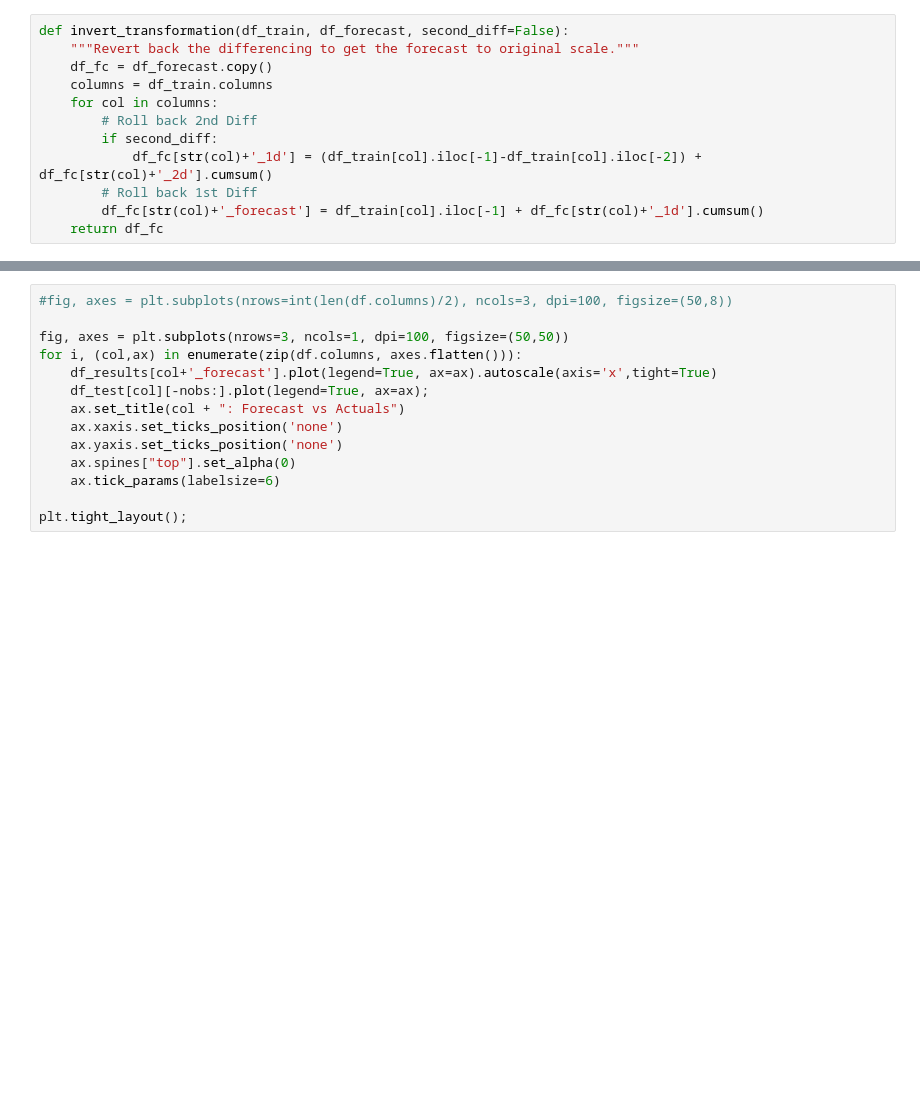
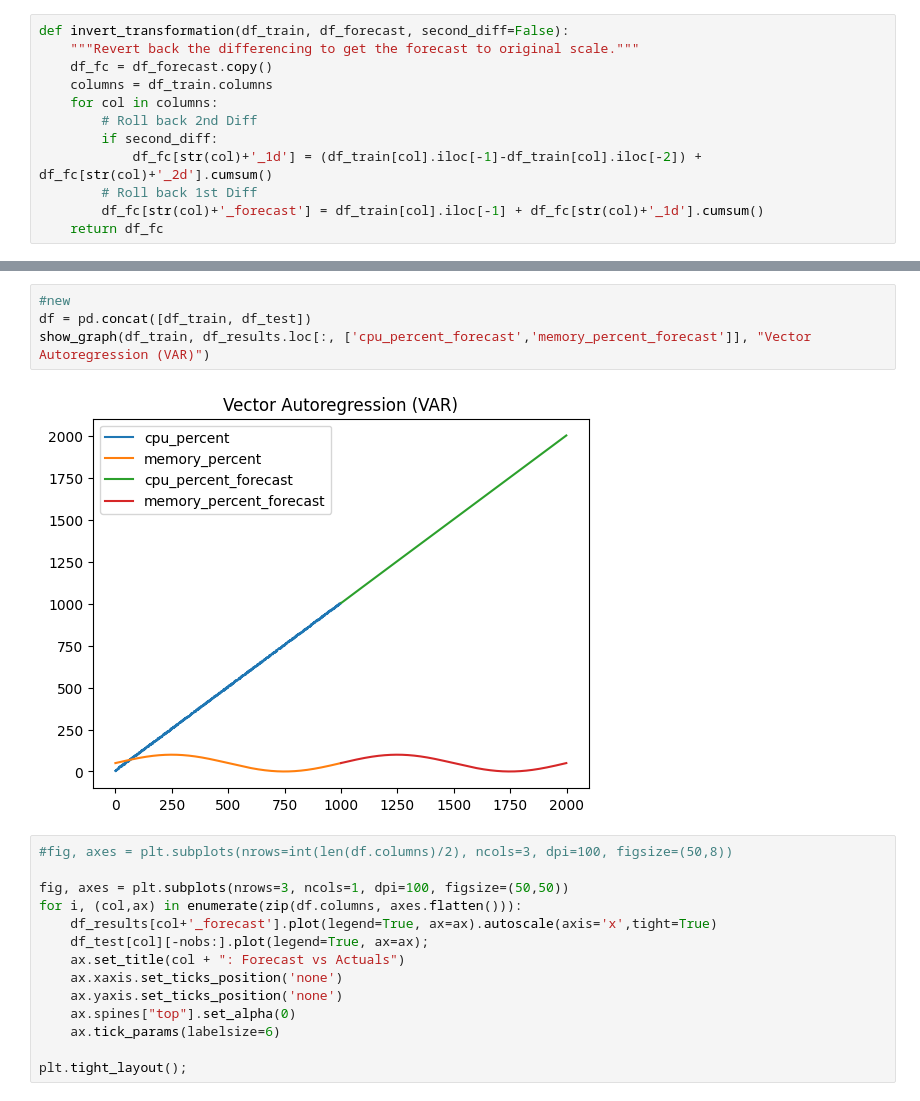
Before and after one commit to ak19qp/ra, a Jupyter notebook: VAR.ipynb, the cells around one changed output, grey strips where cells are left out. Cells and saved outputs as stored; diff of their text form; blank space fills up the shorter version.

```diff
--- a/VAR.ipynb
+++ b/VAR.ipynb
@@ -408,3 +430,9 @@ df_results.loc[:, ['cpu_percent_forecast','memory_percent_forecast','disk_usage_
+# %%
+#new
+df = pd.concat([df_train, df_test])
+show_graph(df_train, df_results.loc[:, ['cpu_percent_forecast','memory_percent_forecast']], "Vector Autoregression (VAR)")
+# %% [output]
+[figure, added]
 # %%
 #fig, axes = plt.subplots(nrows=int(len(df.columns)/2), ncols=3, dpi=100, figsize=(50,8))
 
```
Also changed, not shown: parts of 27 cells of this notebook.
